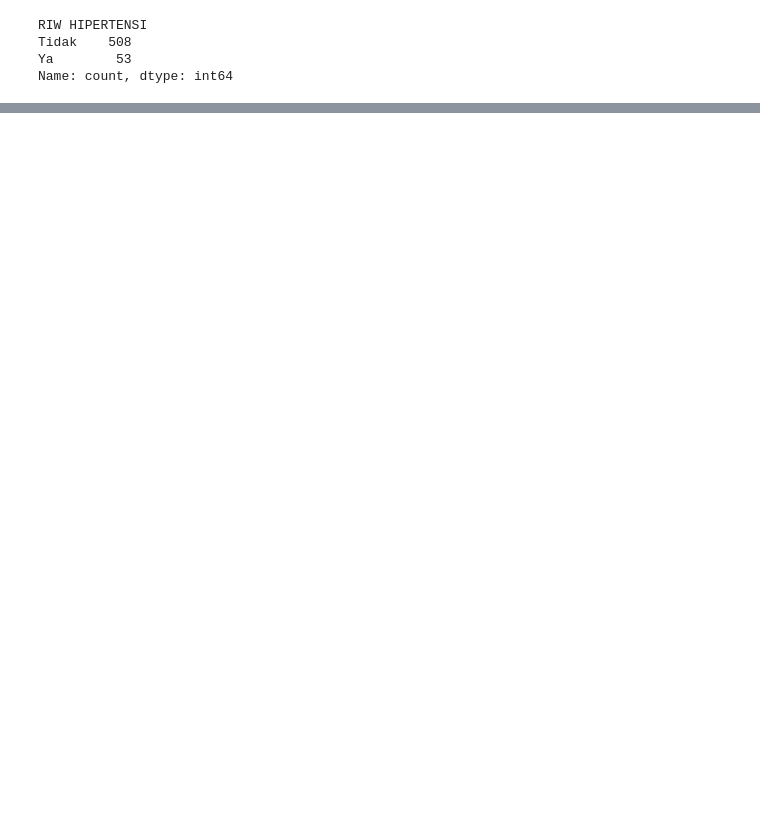
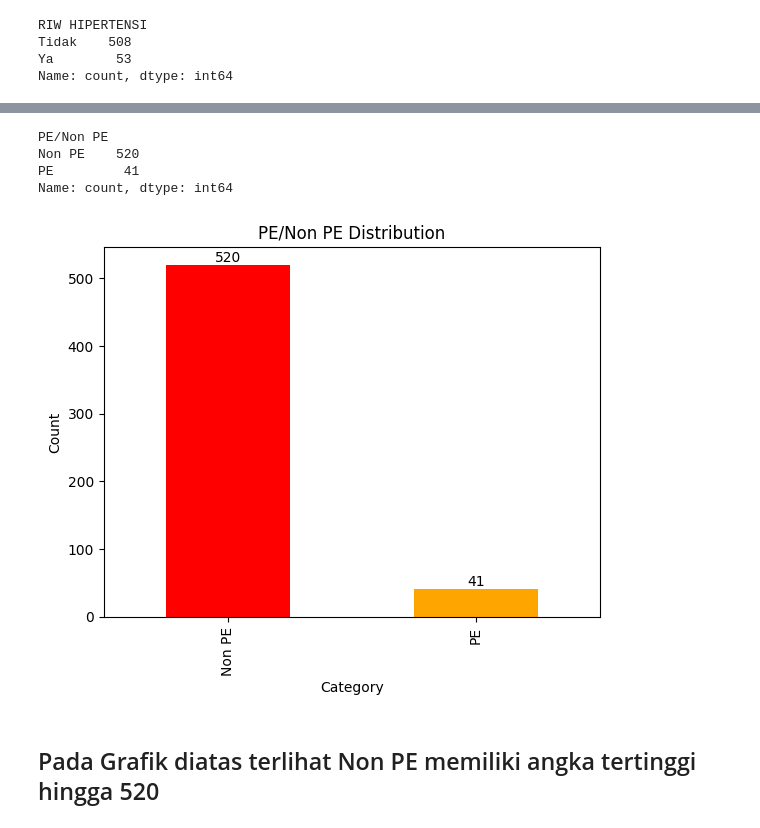
Before and after one commit to yovafebrian/Data-Mining, a Jupyter notebook: Pertemuan1/project1.ipynb, the cells around one changed output, grey strips where cells are left out. Drawn from its saved outputs; the diff is of its cells as text; code cells hidden in the pictures; blank space fills up the shorter version.

```diff
--- a/Pertemuan1/project1.ipynb
+++ b/Pertemuan1/project1.ipynb
@@ -134,3 +148,11 @@ anak pertama    267
 < 2 tahun        81
 > 2 tahun         2
 Name: count, dtype: int64
+# %%
+
+imputer = SimpleImputer(strategy='most_frequent')
+from sklearn.preprocessing import LabelEncoder
+
+dataset['JARAK KELAHIRAN'] = imputer.fit_transform(dataset[['JARAK KELAHIRAN']]).ravel()
+# Mengganti nilai '> 2 tahun ' dengan '> 2 tahun'
+dataset['JARAK KELAHIRAN'] = dataset['JARAK KELAHIRAN'].replace('> 2 tahun ', '> 2 tahun')
@@ -146,0 +195,5 @@ Name: count, dtype: int64
+# %%
+dataset['RIW PE'] = dataset['RIW PE'].replace(
+    to_replace=['PEB', 'PE', 'HELLP SYNDROM', 'Impending PE', 'Impending Eklamsia', 'PE, HELLP Syndrome', 'PEB impending eklampsi', 'Impending Ekalmsia', 'Kejang Konvulsi', 'impending eklamsia'],
+    value='Ada'
+)
@@ -146,0 +262,38 @@ Name: count, dtype: int64
+# %%
+dataset['PE/Non PE'] = dataset['PE/Non PE'].replace(
+    to_replace=['PEB', 'PE', 'Eklamsia', 'PE gemelli', 'PEB impending eklampsi', 'PE '],
+    value='PE'
+)
+# %%
+value_counts = dataset['PE/Non PE'].astype(str).value_counts(dropna=False)
+
+print(value_counts)
+# %% [output]
+PE/Non PE
+Non PE    520
+PE         41
+Name: count, dtype: int64
+# %%
+import pandas as pd
+import matplotlib.pyplot as plt
+
+value_counts = dataset['PE/Non PE'].value_counts()
+
+# Create a bar chart
+ax = value_counts.plot(kind='bar', color=['red', 'orange'])
+
+# Add title and labels
+plt.title('PE/Non PE Distribution')
+plt.xlabel('Category')
+plt.ylabel('Count')
+
+# Add count labels on top of each bar
+for i, count in enumerate(value_counts):
+    ax.text(i, count , str(count), ha='center', va='bottom')
+
+# Display the bar chart
+plt.show()
+# %% [output]
+[figure, added]
+# %% [markdown]
+## Pada Grafik diatas terlihat Non PE memiliki angka tertinggi hingga 520
```
Also changed, not shown: parts of 27 cells of this notebook.
